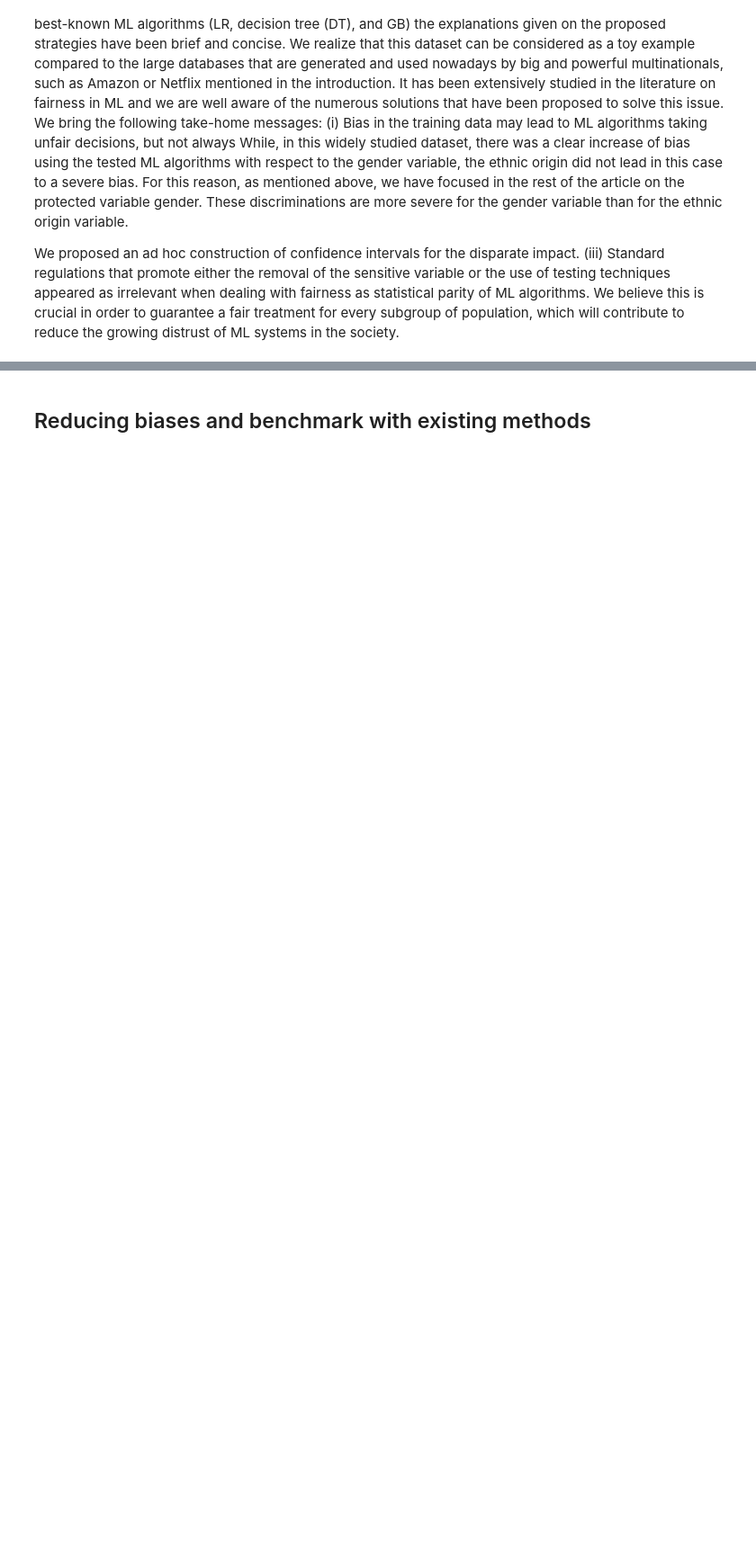
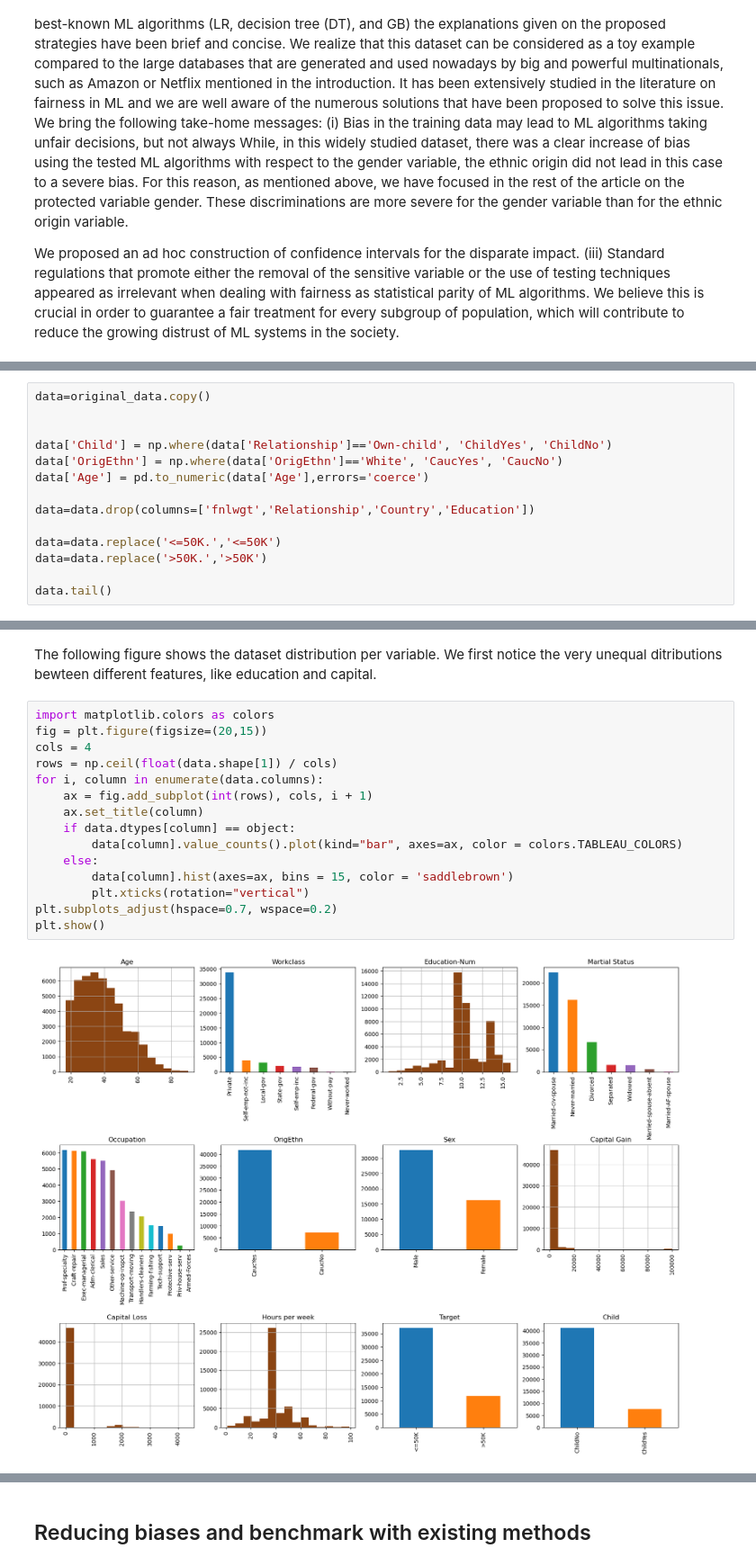
Before and after one commit to TomFiz/Studying-biases-in-Machine-Learning, a Jupyter notebook: Studying sex bias in adult census dataset/Study_of_bias.ipynb, the cells around one changed output, grey strips where cells are left out. Shown: that part at 90% size. Saved outputs shown, nothing was run; the diff lists cells and outputs as text; blank space fills up the shorter version.

```diff
--- a/Studying sex bias in adult census dataset/Study_of_bias.ipynb
+++ b/Studying sex bias in adult census dataset/Study_of_bias.ipynb
@@ -26,0 +71,14 @@ We believe this is crucial in order to guarantee a fair treatment for every subg
+# %%
+data=original_data.copy()
+
+
+data['Child'] = np.where(data['Relationship']=='Own-child', 'ChildYes', 'ChildNo')
+data['OrigEthn'] = np.where(data['OrigEthn']=='White', 'CaucYes', 'CaucNo')
+data['Age'] = pd.to_numeric(data['Age'],errors='coerce')
+
+data=data.drop(columns=['fnlwgt','Relationship','Country','Education'])
+
+data=data.replace('<=50K.','<=50K')
+data=data.replace('>50K.','>50K')
+
+data.tail()
@@ -26,0 +92,19 @@ We believe this is crucial in order to guarantee a fair treatment for every subg
+# %% [markdown]
+The following figure shows the dataset distribution per variable. We first notice the very unequal ditributions bewteen different features, like education and capital.
+# %%
+import matplotlib.colors as colors
+fig = plt.figure(figsize=(20,15))
+cols = 4
+rows = np.ceil(float(data.shape[1]) / cols)
+for i, column in enumerate(data.columns):
+    ax = fig.add_subplot(int(rows), cols, i + 1)
+    ax.set_title(column)
+    if data.dtypes[column] == object:
+        data[column].value_counts().plot(kind="bar", axes=ax, color = colors.TABLEAU_COLORS)
+    else:
+        data[column].hist(axes=ax, bins = 15, color = 'saddlebrown')
+        plt.xticks(rotation="vertical")
+plt.subplots_adjust(hspace=0.7, wspace=0.2)
+plt.show()
+# %% [output]
+[figure, added]
```
Also changed, not shown: parts of 31 cells of this notebook, 1 other file.
